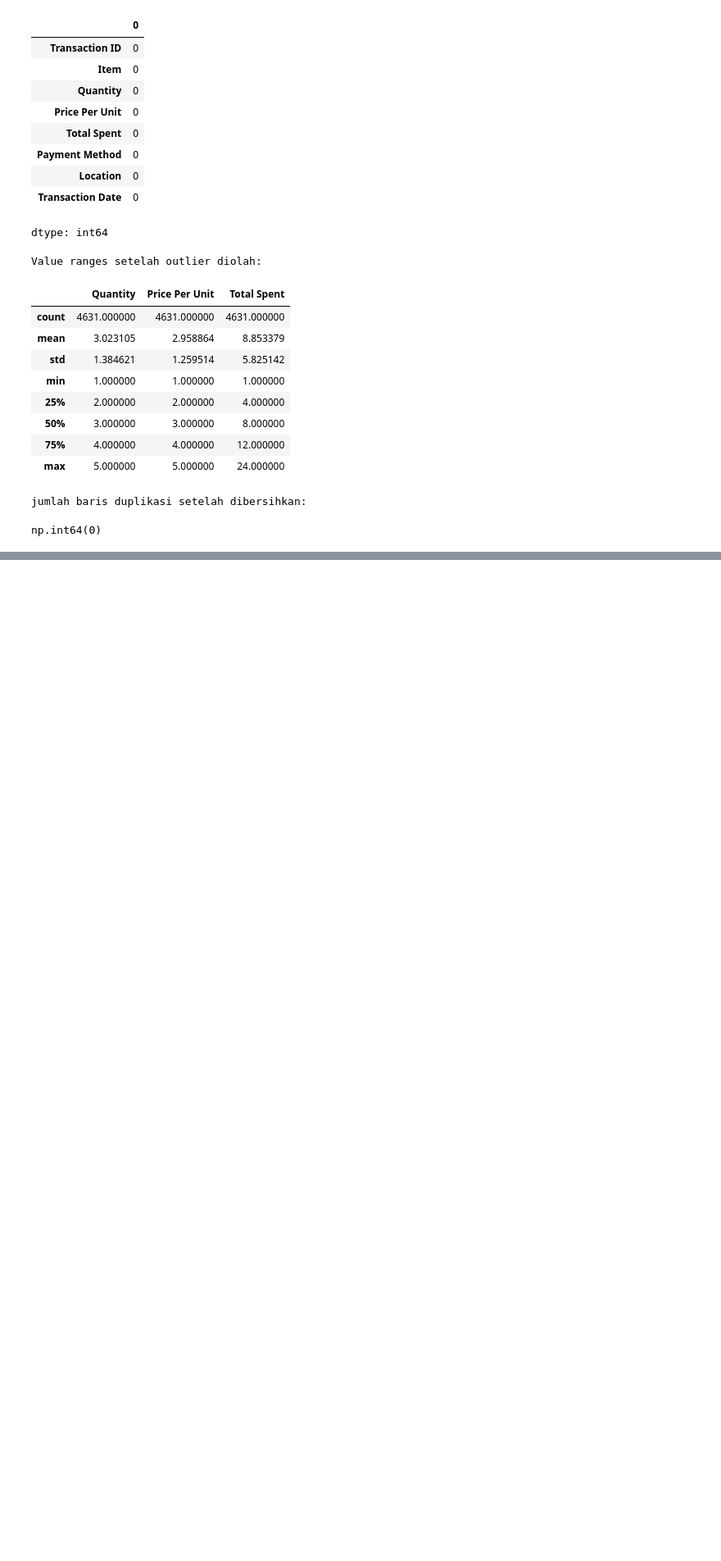
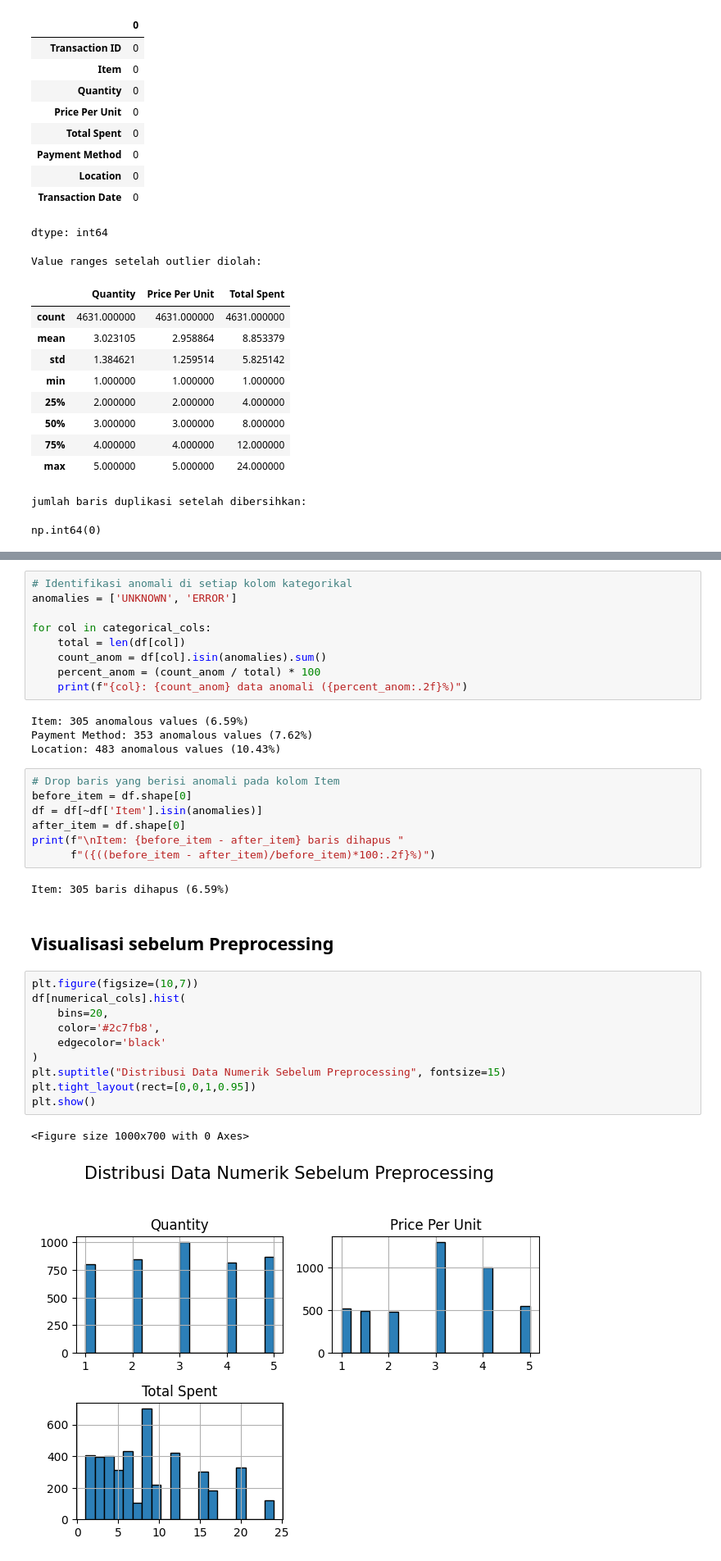
Before and after one commit to feby-tw/ta1-introds-group4, a Jupyter notebook: team-assignment-1.ipynb, the cells around one changed output, grey strips where cells are left out. Shown at 82% size. Saved outputs shown, nothing was run; the diff lists cells and outputs as text; blank space fills up the shorter version.

```diff
--- a/team-assignment-1.ipynb
+++ b/team-assignment-1.ipynb
@@ -155,0 +315,37 @@ np.int64(0)
+# %%
+# Identifikasi anomali di setiap kolom kategorikal
+anomalies = ['UNKNOWN', 'ERROR']
+
+for col in categorical_cols:
+    total = len(df[col])
+    count_anom = df[col].isin(anomalies).sum()
+    percent_anom = (count_anom / total) * 100
+    print(f"{col}: {count_anom} data anomali ({percent_anom:.2f}%)")
+# %% [output]
+Item: 305 anomalous values (6.59%)
+Payment Method: 353 anomalous values (7.62%)
+Location: 483 anomalous values (10.43%)
+# %%
+# Drop baris yang berisi anomali pada kolom Item
+before_item = df.shape[0]
+df = df[~df['Item'].isin(anomalies)]
+after_item = df.shape[0]
+print(f"\nItem: {before_item - after_item} baris dihapus "
+      f"({((before_item - after_item)/before_item)*100:.2f}%)")
+# %% [output]
+Item: 305 baris dihapus (6.59%)
+# %% [markdown]
+## Visualisasi sebelum Preprocessing
+# %%
+plt.figure(figsize=(10,7))
+df[numerical_cols].hist(
+    bins=20,
+    color='#2c7fb8',
+    edgecolor='black'
+)
+plt.suptitle("Distribusi Data Numerik Sebelum Preprocessing", fontsize=15)
+plt.tight_layout(rect=[0,0,1,0.95])
+plt.show()
+# %% [output]
+<Figure size 1000x700 with 0 Axes>
+[figure, added]
```
Also changed, not shown: parts of 36 cells of this notebook.
